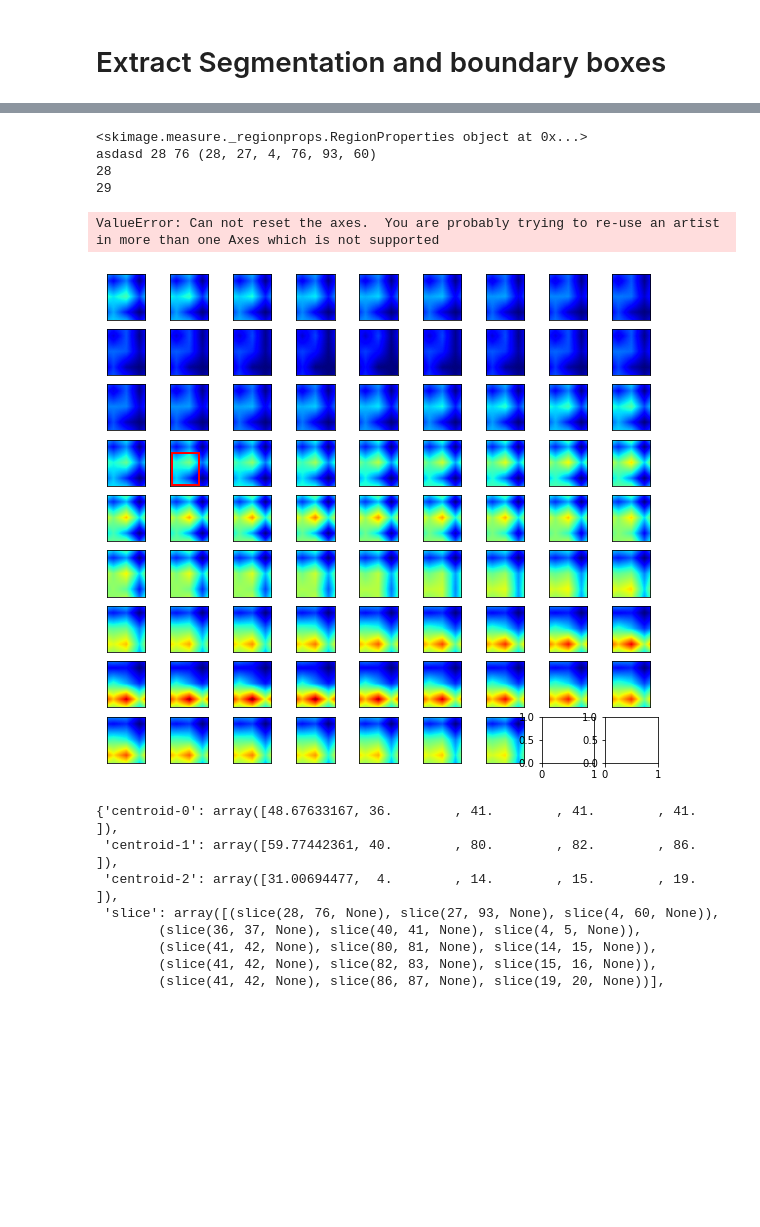
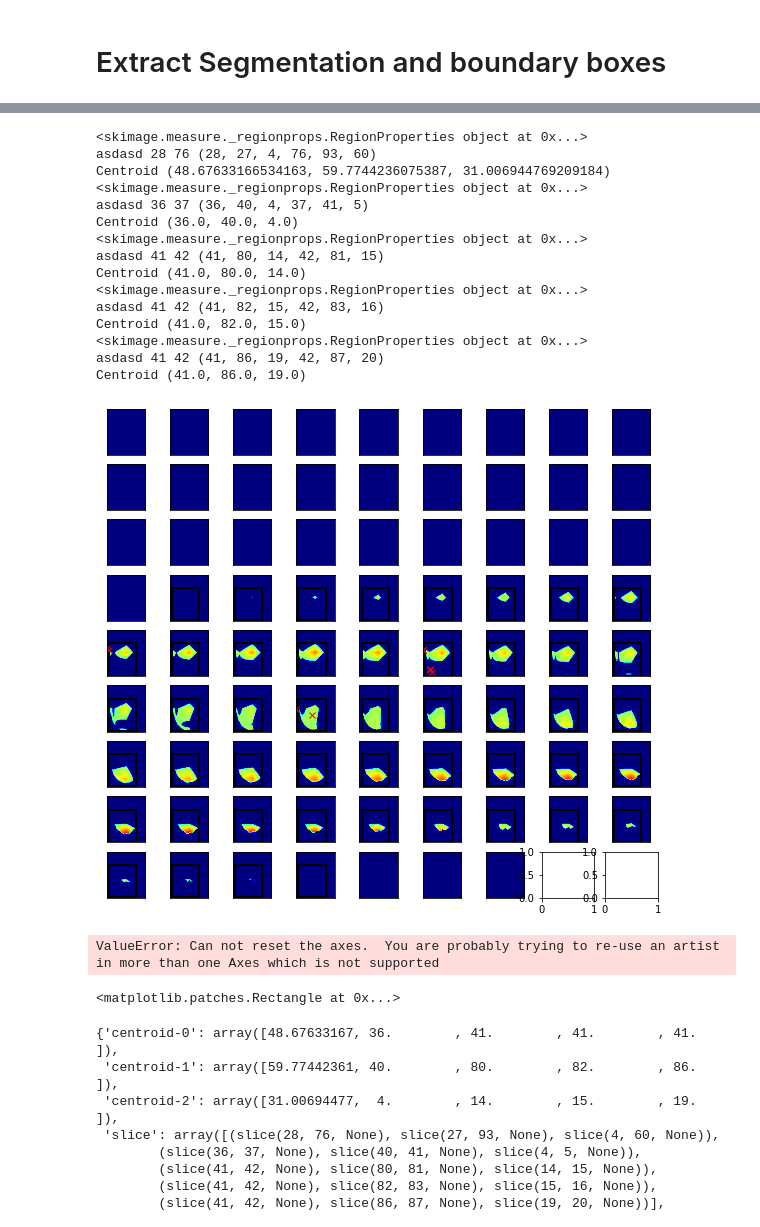
Before and after one commit to FredrikM97/Medical-ROI, a Jupyter notebook: notebooks/04 - segmentation.ipynb, the cells around one changed output, grey strips where cells are left out. Drawn from its saved outputs; the diff is of its cells as text; code cells hidden in the pictures; blank space fills up the shorter version.

```diff
--- a/notebooks/04 - segmentation.ipynb
+++ b/notebooks/04 - segmentation.ipynb
@@ -251,36 +245,47 @@ asdasd 19 20 (41, 86, 19, 42, 87, 20)
 # %%
 import matplotlib.patches as mpatches
 step=1
 ncols = 9
 nrows = 1 if len(image_mask) == 0 else int(np.ceil(len(image_mask)/ncols))
 _, axes = plt.subplots(nrows=nrows, ncols=ncols, figsize=(10, 1*nrows))
 
 vmin = image_mask.min()
 vmax = image_mask.max()
 
-for ax, image in zip(axes.flatten(), image_mask[::step]):
+for ax, image in zip(axes.flatten(), mask_no_background[::step]):
     ax.imshow(image, cmap='jet', vmin=vmin, vmax=vmax)
 
     ax.set_xticks([])
     ax.set_yticks([])
 
 # Add boundaries
 flatten_axis = axes.flatten()
 for feature in features:
     y0, x0, y1, x1,z0, z1 = segmentation.bounding_boxes(feature)
-    rect = mpatches.Rectangle((x0, y0), x1 - x0, y1 - y0,fill=False, edgecolor='red', linewidth=2)
+    #rect = mpatches.Rectangle((x0, y0), x1 - x0, y1 - y0,fill=False, edgecolor='red', linewidth=2)
     print("asdasd",z0,z1, feature.bbox)
     for z in range(z0,z1):
-        print(z)
-        flatten_axis[z].add_patch(rect)
-        #flatten_axis[z].patches.append(rect)
-    print(feature.centroid)
+
+        flatten_axis[z].add_patch(mpatches.Rectangle((x0, y0), x1 - x0, y1 - y0,fill=False, edgecolor='red', linewidth=2))
+
+
+    print("Centroid",feature.centroid)
     #Note check that these coordinates are correct!
     flatten_axis[int(feature.centroid[0])].plot(*feature.centroid[::-1], marker='x', color='r')
 # %% [output]
 <skimage.measure._regionprops.RegionProperties object at 0x...>
 asdasd 28 76 (28, 27, 4, 76, 93, 60)
-28
-29
+Centroid (48.67633166534163, 59.7744236075387, 31.006944769209184)
+<skimage.measure._regionprops.RegionProperties object at 0x...>
+asdasd 36 37 (36, 40, 4, 37, 41, 5)
+Centroid (36.0, 40.0, 4.0)
+<skimage.measure._regionprops.RegionProperties object at 0x...>
+asdasd 41 42 (41, 80, 14, 42, 81, 15)
+Centroid (41.0, 80.0, 14.0)
+<skimage.measure._regionprops.RegionProperties object at 0x...>
+asdasd 41 42 (41, 82, 15, 42, 83, 16)
+Centroid (41.0, 82.0, 15.0)
+<skimage.measure._regionprops.RegionProperties object at 0x...>
+asdasd 41 42 (41, 86, 19, 42, 87, 20)
+Centroid (41.0, 86.0, 19.0)
-ValueError: Can not reset the axes.  You are probably trying to re-use an artist in more than one Axes which is not supported
-[figure, old version]
+[figure, new version]
@@ -292,3 +292,12 @@ plotting.plot_prob_atlas(regions_value_img, bg_img=tmap_filename,
+# %%
+flatten_axis[41].pat
+# %% [output]
+ValueError: Can not reset the axes.  You are probably trying to re-use an artist in more than one Axes which is not supported
+# %%
+flatten_axis[28].add_patch(rect)
+flatten_axis[28].add_patch(rect)
+# %% [output]
+<matplotlib.patches.Rectangle at 0x...>
 # %%
 from skimage.measure import regionprops_table,regionprops
 regionprops_table(segmented_mask, mask_no_background,properties=('centroid','slice','bbox','major_axis_length','minor_axis_length'))
```
Also changed, not shown: parts of 7 cells of this notebook, 1 other file.
